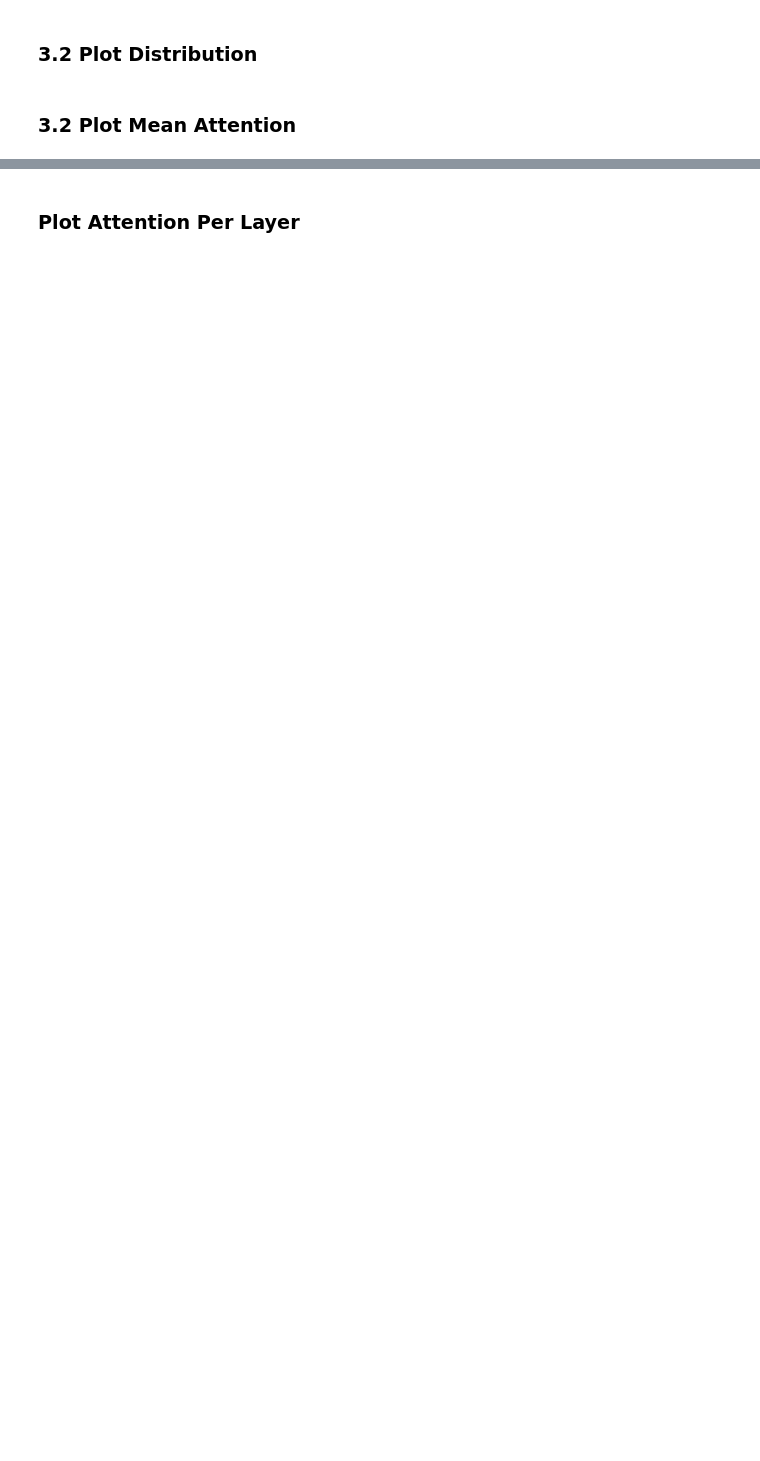
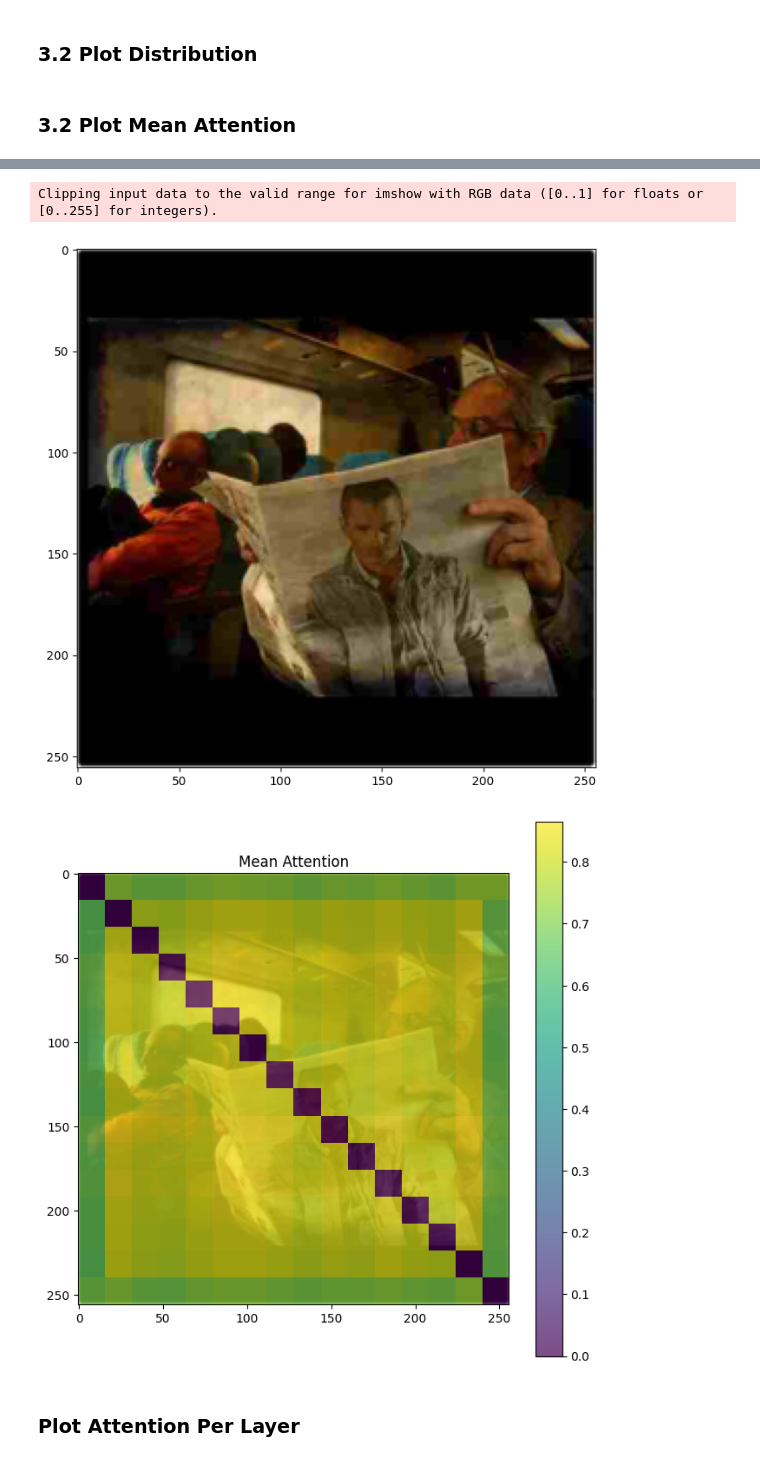
Before and after one commit to mgzzl/vision-transformer-for-image-quality-perception-of-individual-observers, a Jupyter notebook: ViT-IQA eval.ipynb, the cells around one changed output, grey strips where cells are left out. Saved outputs shown, nothing was run; the diff lists cells and outputs as text; code cells hidden in the pictures; blank space fills up the shorter version.

```diff
--- a/ViT-IQA eval.ipynb
+++ b/ViT-IQA eval.ipynb
@@ -265,35 +346,8 @@ print("Rating Distribution Table:")
 print(class_counts)
 # %% [markdown]
 ### 3.2 Plot Mean Attention
-# %%
-# Resize and normalize attention scores to match the original image patch dimensions
-def resize_and_normalize_attention_maps(attention_maps, image_patch_size, image_size):
-    resized_and_normalized_attention_maps = []
-    for attention_map in attention_maps:
-        # print(f"Function: {attention_map.shape}")
-        # Resize the attention map to match image patch dimensions
-        resized_attention_map = np.zeros((image_size, image_size))
-        for i in range(attention_map.shape[0]): # seq_length
-            for j in range(attention_map.shape[1]): # seq_length
-                # Compute the coordinates in the resized attention map
-                x_start = i * image_patch_size
-                x_end = (i + 1) * image_patch_size
-                y_start = j * image_patch_size
-                y_end = (j + 1) * image_patch_size
-
-                # Resize the attention map and add it to the corresponding region
-                resized_attention_map[x_start:x_end, y_start:y_end] = attention_map[i, j]
-
-        # Normalize the attention map to range [0, 1]
-        min_value = np.min(resized_attention_map)
-        max_value = np.max(resized_attention_map)
-        normalized_attention_map = (resized_attention_map - min_value) / (max_value - min_value)
-
-        resized_and_normalized_attention_maps.append(normalized_attention_map)
-
-    return resized_and_normalized_attention_maps
 # %%
-weight_file = 'results/weights/all_distored_imgs_1/vit_model_20230911_064440_epoch_148of150_valLoss_0.108_valAcc_0.953_batchsize_128_lr_0.0_allDistorted.pth'
+weight_file = 'results/weights/AIO5/vit_model_20231011_132645_epoch_26of100_valLoss_0.873_valAcc_0.622_batchsize_128_lr_0.0_Obs5.pth'
 
 image_size=256
 patch_size=16
@@ -322,6 +411,6 @@ model.eval()
 # %%
-image_path = 'assets/Test/TestImg/596ILSVRC2013_train_00009848.JPEG_I5_Q95.jpeg'
-image_path = '/home/maxgan/Downloads/vit_model_20230909_021136_epoch_89of150_valLoss_0.134_valAcc_0.941_batchsize_128_lr_0.0_allDistorted_confusion.jpg'
+image_path = 'assets/Test/TestImg/171ILSVRC2013_train_00001022.JPEG_I2_Q14.jpeg'
+# image_path = '/home/maxgan/Downloads/vit_model_20230909_021136_epoch_89of150_valLoss_0.134_valAcc_0.941_batchsize_128_lr_0.0_allDistorted_confusion.jpg'
 
 image_org = Image.open(image_path)
 
@@ -345,9 +434,10 @@ with torch.no_grad():
     formatted_weighted_sum = [f'{sum:.4f}' for sum in weighted_sum]
     print(f"Predicted Class (weighted): {formatted_weighted_sum[0]}")
 
+    # print(f"Attention - Shape: {att.shape}") # batch, layers (depth), heads, sequence length, sequence length
     print(f"Attention - Shape: {att.shape}") # batch, layers (depth), heads, sequence length, sequence length
     attn_patches = att[:, :, :,1:, 1:] # No Class-Token
-    attn_patches = attn_patches.squeeze(0) # No Batch
+    attn_patches = attn_patches.squeeze(0) # No Batch => layers (depth), heads, sequence length, sequence length
     att_mean = torch.mean(attn_patches, dim=1) # Mean of Heads
 
     att_mean_scores = att_mean.cpu().numpy()
@@ -376,3 +466,4 @@ with torch.no_grad():
     plt.title(f'Mean Attention')
     plt.colorbar()
     plt.show()
+# %% [output]
@@ -379,3 +478,6 @@ with torch.no_grad():
+Clipping input data to the valid range for imshow with RGB data ([0..1] for floats or [0..255] for integers).
+[figure, added]
+[figure, added]
 # %% [markdown]
 ### Plot Attention Per Layer
 # %%
```
Also changed, not shown: parts of 12 cells of this notebook, 1 other file.
